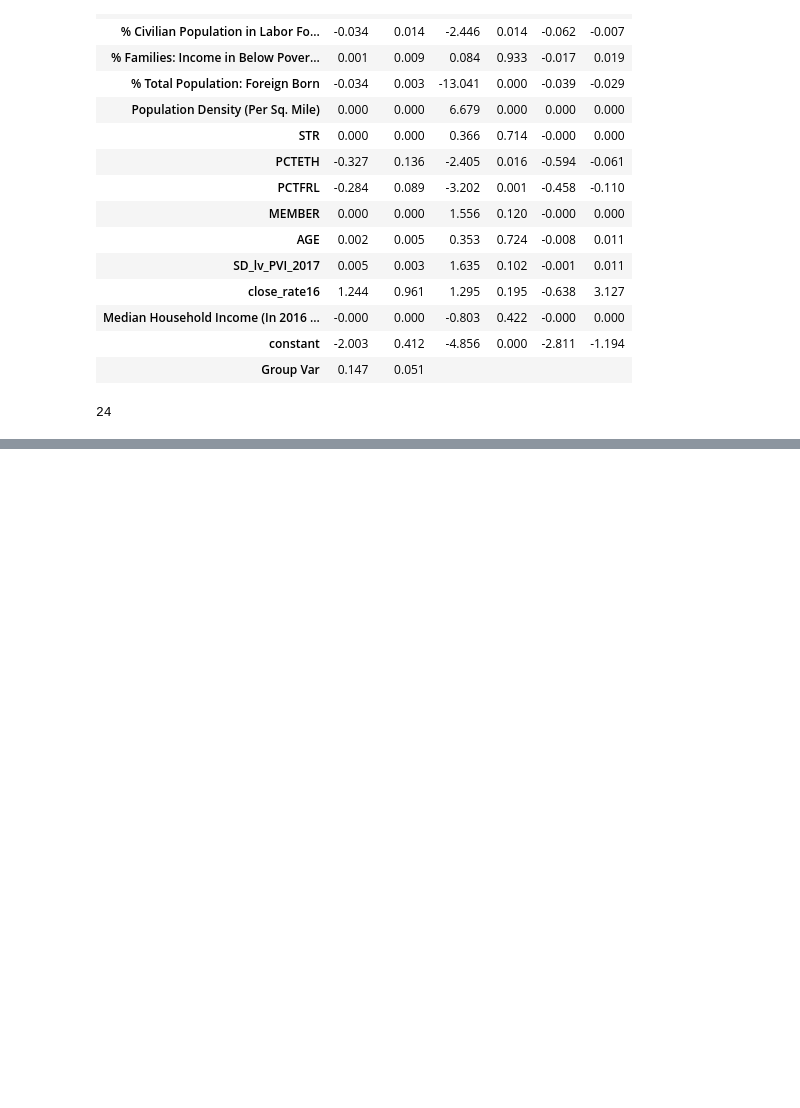
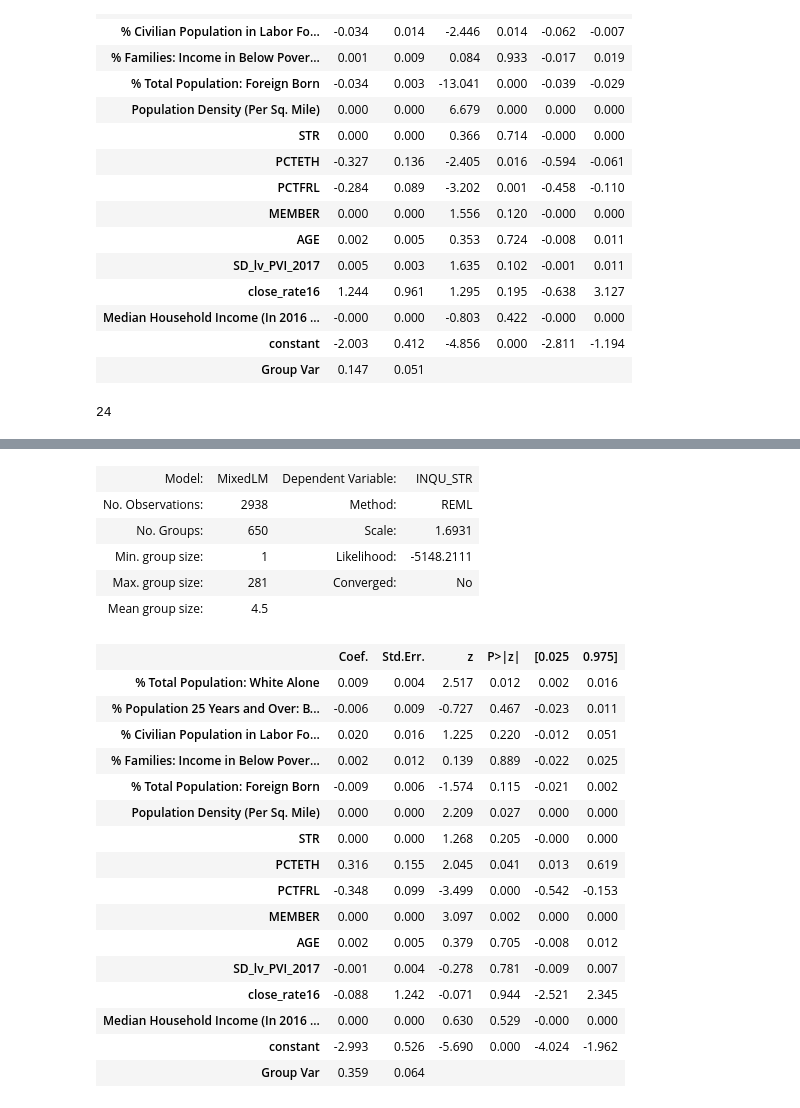
Before and after one commit to comp-strat/sorting-schools-2020, a Jupyter notebook: eda-jiahua.ipynb, the cells around one changed output, grey strips where cells are left out. Saved outputs shown, nothing was run; the diff lists cells and outputs as text; code cells hidden in the pictures; blank space fills up the shorter version.

```diff
--- a/eda-jiahua.ipynb
+++ b/eda-jiahua.ipynb
@@ -386,0 +354,3 @@ len(data)
+# %%
+Y8 = OLS3_dta[['INQU_STR']]
+Y8.head()
@@ -386,0 +364,27 @@ len(data)
+# %%
+md8 = sm.regression.mixed_linear_model.MixedLM(Y8.astype(float), X5.astype(float), groups=OLS3_dta['LEAID']).fit()
+md8.summary()
+# %% [output]
+| Model: | MixedLM | Dependent Variable: | INQU_STR |
+| No. Observations: | 2938 | Method: | REML |
+| No. Groups: | 650 | Scale: | 1.6931 |
+| Min. group size: | 1 | Likelihood: | -5148.2111 |
+| Max. group size: | 281 | Converged: | No |
+| Mean group size: | 4.5 |  |  |
+|  | Coef. | Std.Err. | z | P>|z| | [0.025 | 0.975] |
+| % Total Population: White Alone | 0.009 | 0.004 | 2.517 | 0.012 | 0.002 | 0.016 |
+| % Population 25 Years and Over: B... | -0.006 | 0.009 | -0.727 | 0.467 | -0.023 | 0.011 |
+| % Civilian Population in Labor Fo... | 0.020 | 0.016 | 1.225 | 0.220 | -0.012 | 0.051 |
+| % Families: Income in Below Pover... | 0.002 | 0.012 | 0.139 | 0.889 | -0.022 | 0.025 |
+| % Total Population: Foreign Born | -0.009 | 0.006 | -1.574 | 0.115 | -0.021 | 0.002 |
+| Population Density (Per Sq. Mile) | 0.000 | 0.000 | 2.209 | 0.027 | 0.000 | 0.000 |
+| STR | 0.000 | 0.000 | 1.268 | 0.205 | -0.000 | 0.000 |
+| PCTETH | 0.316 | 0.155 | 2.045 | 0.041 | 0.013 | 0.619 |
+| PCTFRL | -0.348 | 0.099 | -3.499 | 0.000 | -0.542 | -0.153 |
+| MEMBER | 0.000 | 0.000 | 3.097 | 0.002 | 0.000 | 0.000 |
+| AGE | 0.002 | 0.005 | 0.379 | 0.705 | -0.008 | 0.012 |
+| SD_lv_PVI_2017 | -0.001 | 0.004 | -0.278 | 0.781 | -0.009 | 0.007 |
+| close_rate16 | -0.088 | 1.242 | -0.071 | 0.944 | -2.521 | 2.345 |
+| Median Household Income (In 2016 ... | 0.000 | 0.000 | 0.630 | 0.529 | -0.000 | 0.000 |
+| constant | -2.993 | 0.526 | -5.690 | 0.000 | -4.024 | -1.962 |
+| Group Var | 0.359 | 0.064 |  |  |  |  |
```
Also changed, not shown: parts of 10 cells of this notebook.
